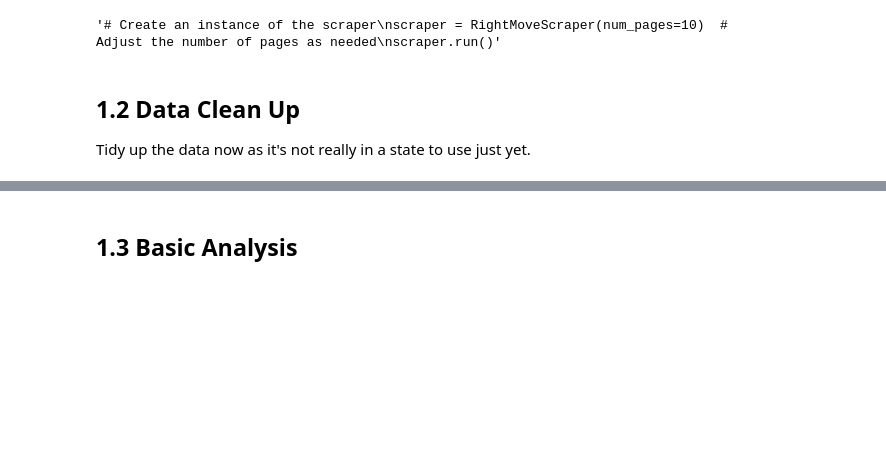
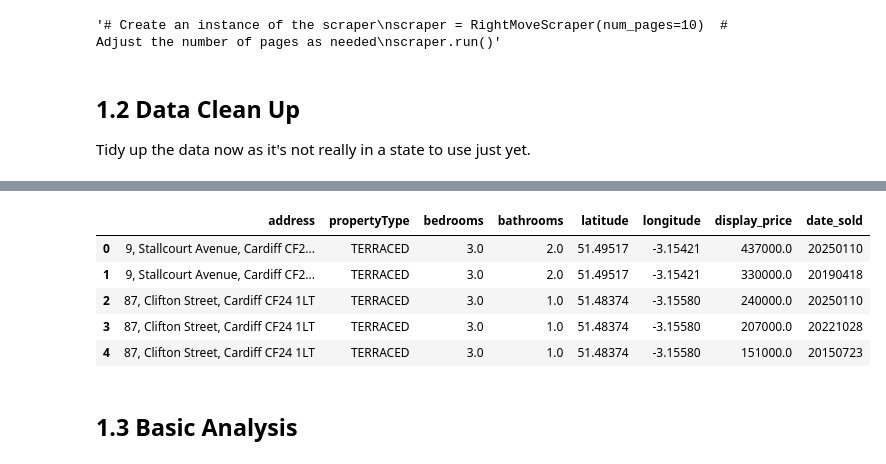
Before and after one commit to RoryThomas16/Cardiff-Housing-Price-Predictor, a Jupyter notebook: Cardiff-Housing_Price_Predictor.ipynb, the cells around one changed output, grey strips where cells are left out. Drawn from its saved outputs; the diff is of its cells as text; code cells hidden in the pictures; blank space fills up the shorter version.

```diff
--- a/Cardiff-Housing_Price_Predictor.ipynb
+++ b/Cardiff-Housing_Price_Predictor.ipynb
@@ -58,3 +68,12 @@ print(df.dtypes)  # Look
+# %%
+df.head()
+# %% [output]
+|  | address | propertyType | bedrooms | bathrooms | latitude | longitude | display_price | date_sold |
+| 0 | 9, Stallcourt Avenue, Cardiff CF2... | TERRACED | 3.0 | 2.0 | 51.49517 | -3.15421 | 437000.0 | 20250110 |
+| 1 | 9, Stallcourt Avenue, Cardiff CF2... | TERRACED | 3.0 | 2.0 | 51.49517 | -3.15421 | 330000.0 | 20190418 |
+| 2 | 87, Clifton Street, Cardiff CF24 1LT | TERRACED | 3.0 | 1.0 | 51.48374 | -3.15580 | 240000.0 | 20250110 |
+| 3 | 87, Clifton Street, Cardiff CF24 1LT | TERRACED | 3.0 | 1.0 | 51.48374 | -3.15580 | 207000.0 | 20221028 |
+| 4 | 87, Clifton Street, Cardiff CF24 1LT | TERRACED | 3.0 | 1.0 | 51.48374 | -3.15580 | 151000.0 | 20150723 |
 # %% [markdown]
 ## 1.3 Basic Analysis
 # %%
```
Also changed, not shown: parts of 2 cells of this notebook.
